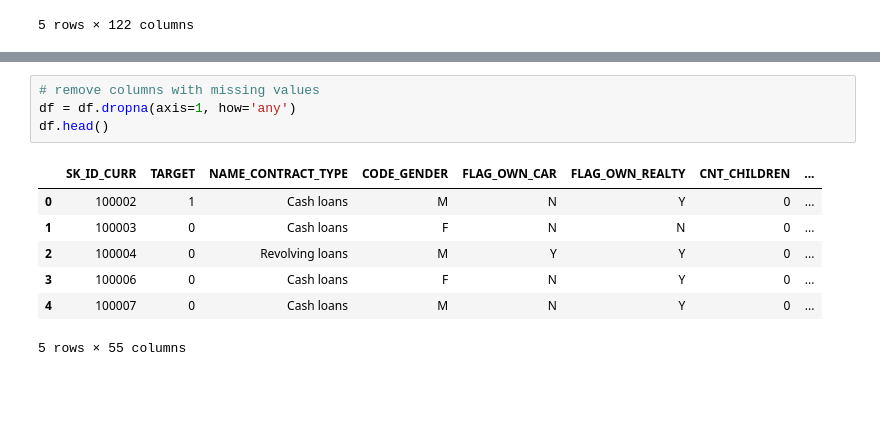
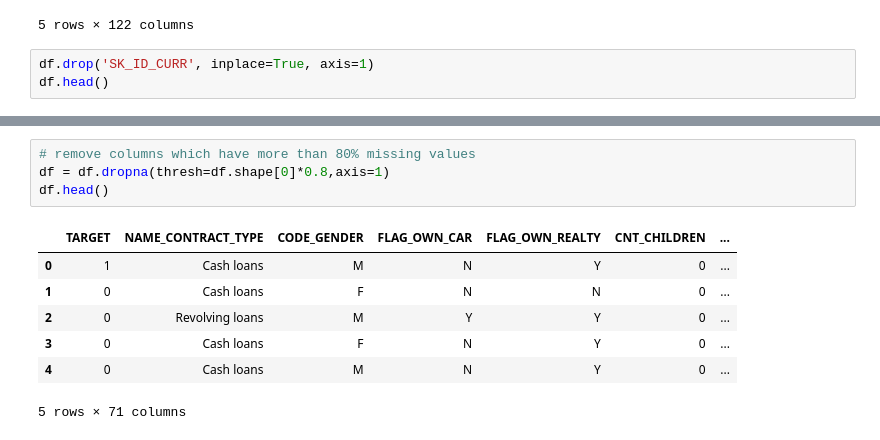
Before and after one commit to Hitstar53/AIML-Practicals, a Jupyter notebook: Exp6/exp6.ipynb, the cells around one changed output, grey strips where cells are left out. Saved outputs shown, nothing was run; the diff lists cells and outputs as text; blank space fills up the shorter version.

```diff
--- a/Exp6/exp6.ipynb
+++ b/Exp6/exp6.ipynb
@@ -12,3 +12,6 @@ df.head()
 | 3 | 100006 | 0 | Cash loans | F | N | Y | 0 | ... |
 | 4 | 100007 | 0 | Cash loans | M | N | Y | 0 | ... |
 5 rows × 122 columns
+# %%
+df.drop('SK_ID_CURR', inplace=True, axis=1)
+df.head()
@@ -15,12 +26,12 @@ df.head()
 # %%
-# remove columns with missing values
-df = df.dropna(axis=1, how='any')
+# remove columns which have more than 80% missing values
+df = df.dropna(thresh=df.shape[0]*0.8,axis=1)
 df.head()
 # %% [output]
-|  | SK_ID_CURR | TARGET | NAME_CONTRACT_TYPE | CODE_GENDER | FLAG_OWN_CAR | FLAG_OWN_REALTY | CNT_CHILDREN | ... |
-| 0 | 100002 | 1 | Cash loans | M | N | Y | 0 | ... |
-| 1 | 100003 | 0 | Cash loans | F | N | N | 0 | ... |
-| 2 | 100004 | 0 | Revolving loans | M | Y | Y | 0 | ... |
-| 3 | 100006 | 0 | Cash loans | F | N | Y | 0 | ... |
-| 4 | 100007 | 0 | Cash loans | M | N | Y | 0 | ... |
+|  | TARGET | NAME_CONTRACT_TYPE | CODE_GENDER | FLAG_OWN_CAR | FLAG_OWN_REALTY | CNT_CHILDREN | ... |
+| 0 | 1 | Cash loans | M | N | Y | 0 | ... |
+| 1 | 0 | Cash loans | F | N | N | 0 | ... |
+| 2 | 0 | Revolving loans | M | Y | Y | 0 | ... |
+| 3 | 0 | Cash loans | F | N | Y | 0 | ... |
+| 4 | 0 | Cash loans | M | N | Y | 0 | ... |
-5 rows × 55 columns
+5 rows × 71 columns
```
Also changed, not shown: parts of 9 cells of this notebook, 4 other files.
